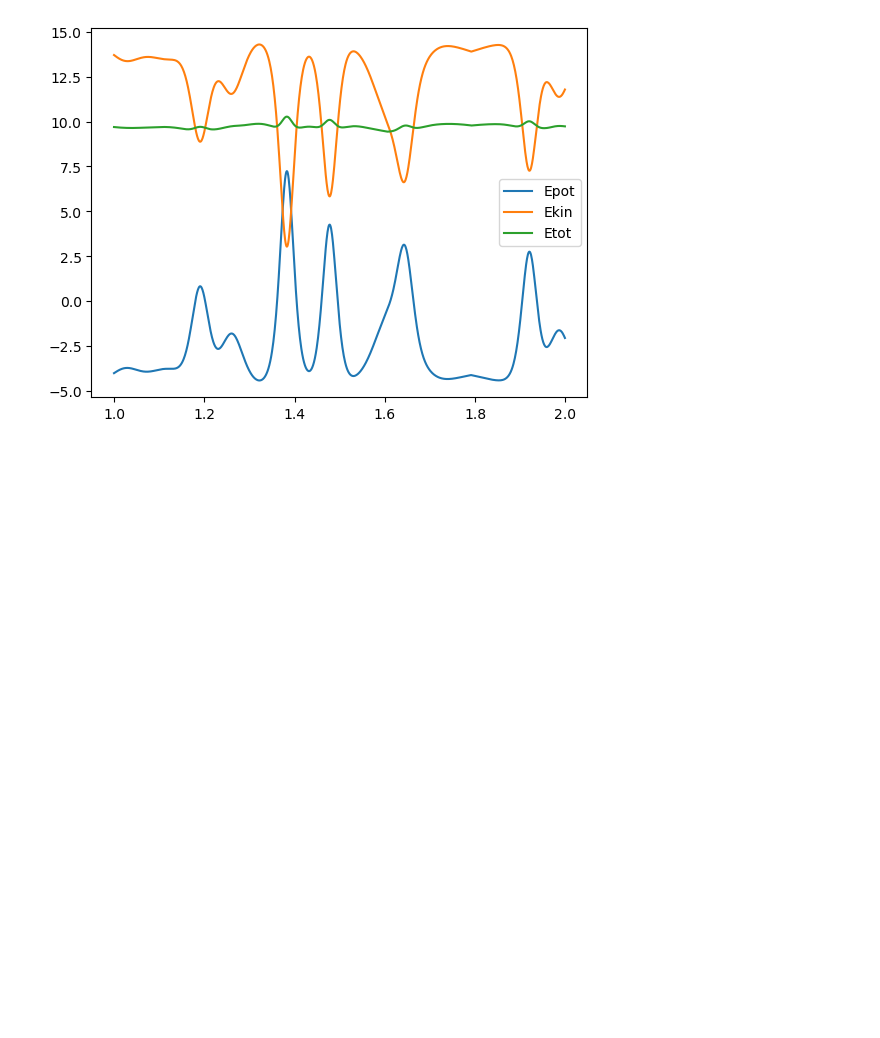
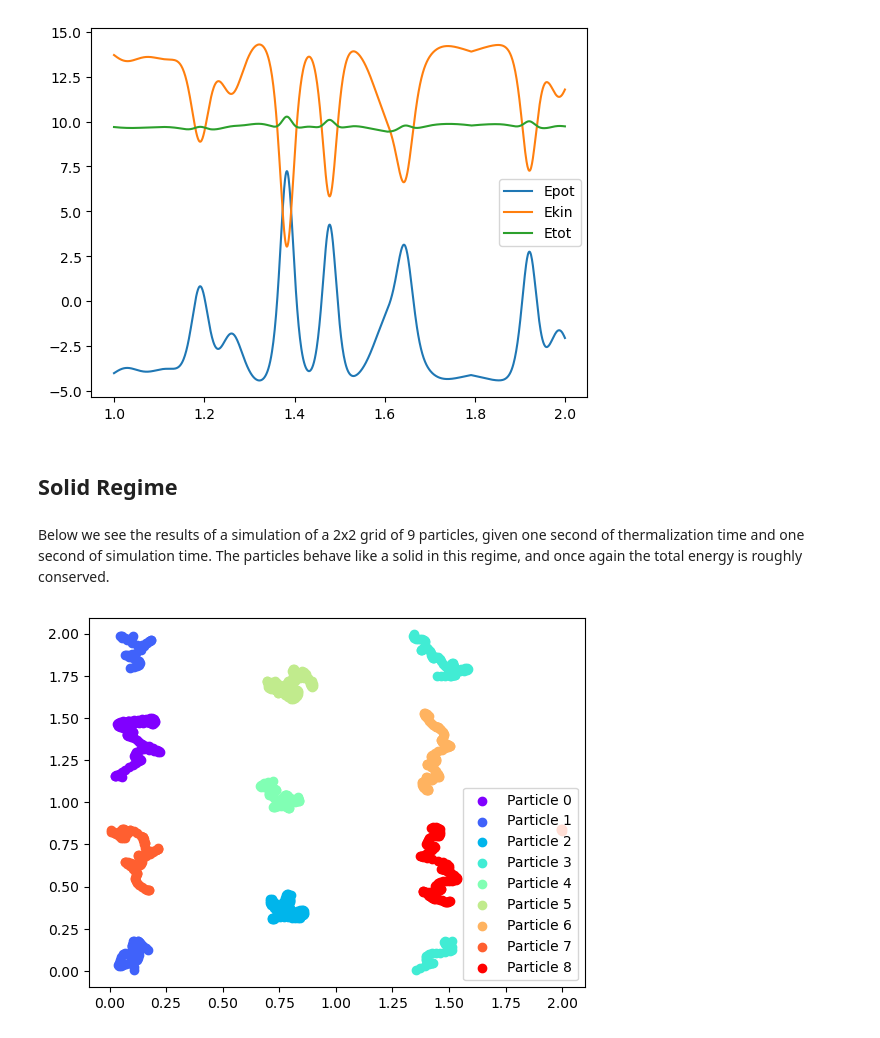
Before and after one commit to beevus77/physics514, a Jupyter notebook: HW_LJ/plots.ipynb, the cells around one changed output. Cells and saved outputs as stored; diff of their text form; code cells hidden in the pictures; blank space fills up the shorter version.

Commit message:
examined solid regime

```diff
--- a/HW_LJ/plots.ipynb
+++ b/HW_LJ/plots.ipynb
@@ -25,3 +32,21 @@ plt.legend()
 plt.show()
 # %% [output]
 [figure]
+# %% [markdown]
+## Solid Regime
+# %% [markdown]
+Below we see the results of a simulation of a 2x2 grid of 9 particles, given one second of thermalization time and one second of simulation time.
+The particles behave like a solid in this regime, and once again the total energy is roughly conserved.
+# %%
+df_pos_solid = pd.read_csv("data/positions_solid.csv")
+
+N = len(df_pos_solid.columns) // 2  # assuming x and y coordinates for each particle
+colors = cm.rainbow(np.linspace(0, 1, N))
+
+for i in range(N):
+    plt.scatter(df_pos_solid[f'x{i}'][1000:1100], df_pos_solid[f'y{i}'][1000:1100], c=[colors[i]], label=f'Particle {i}')
+
+plt.legend(loc="best")
+plt.show()
+# %% [output]
+[figure, added]
```
Also changed, not shown: parts of 4 cells of this notebook, 4 other files.
